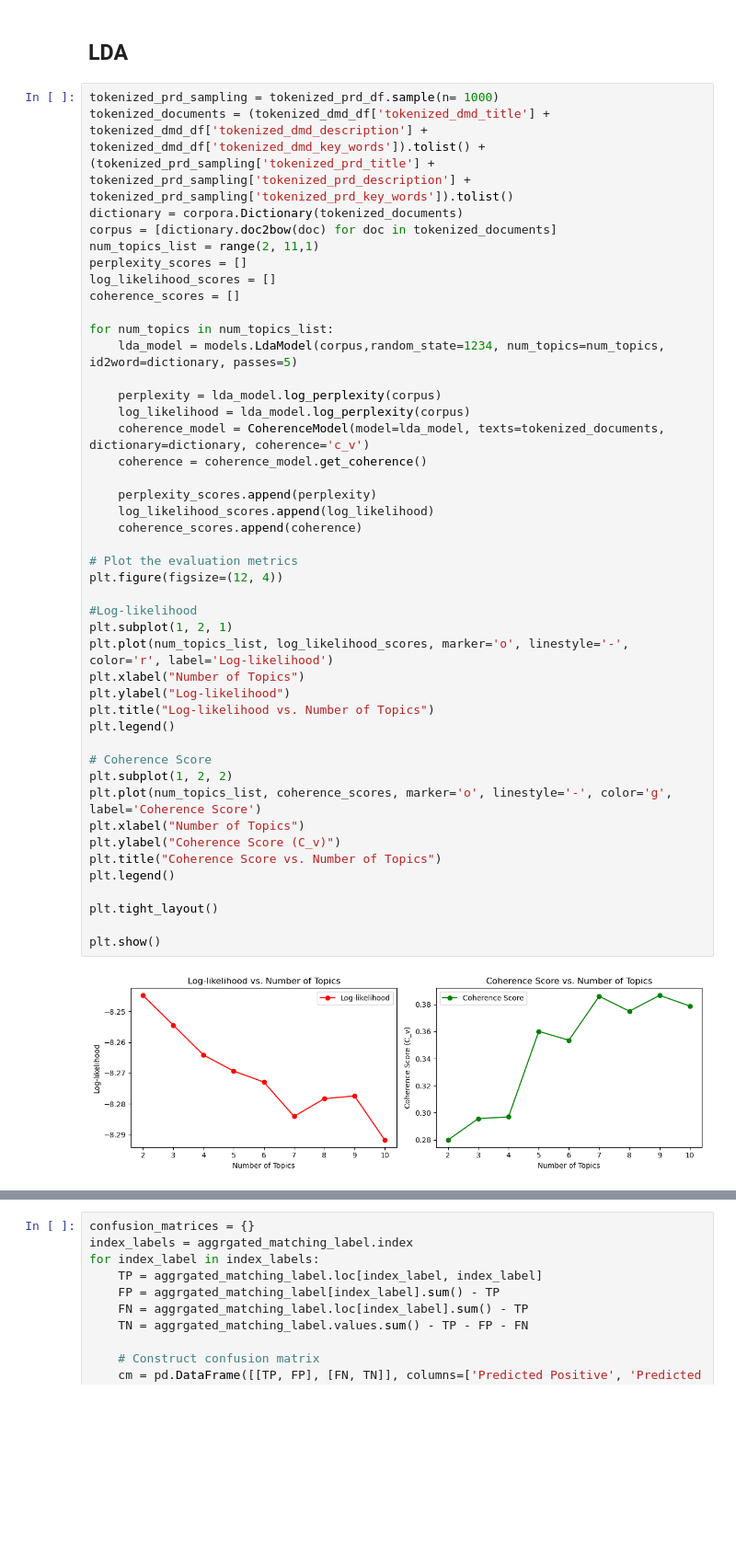
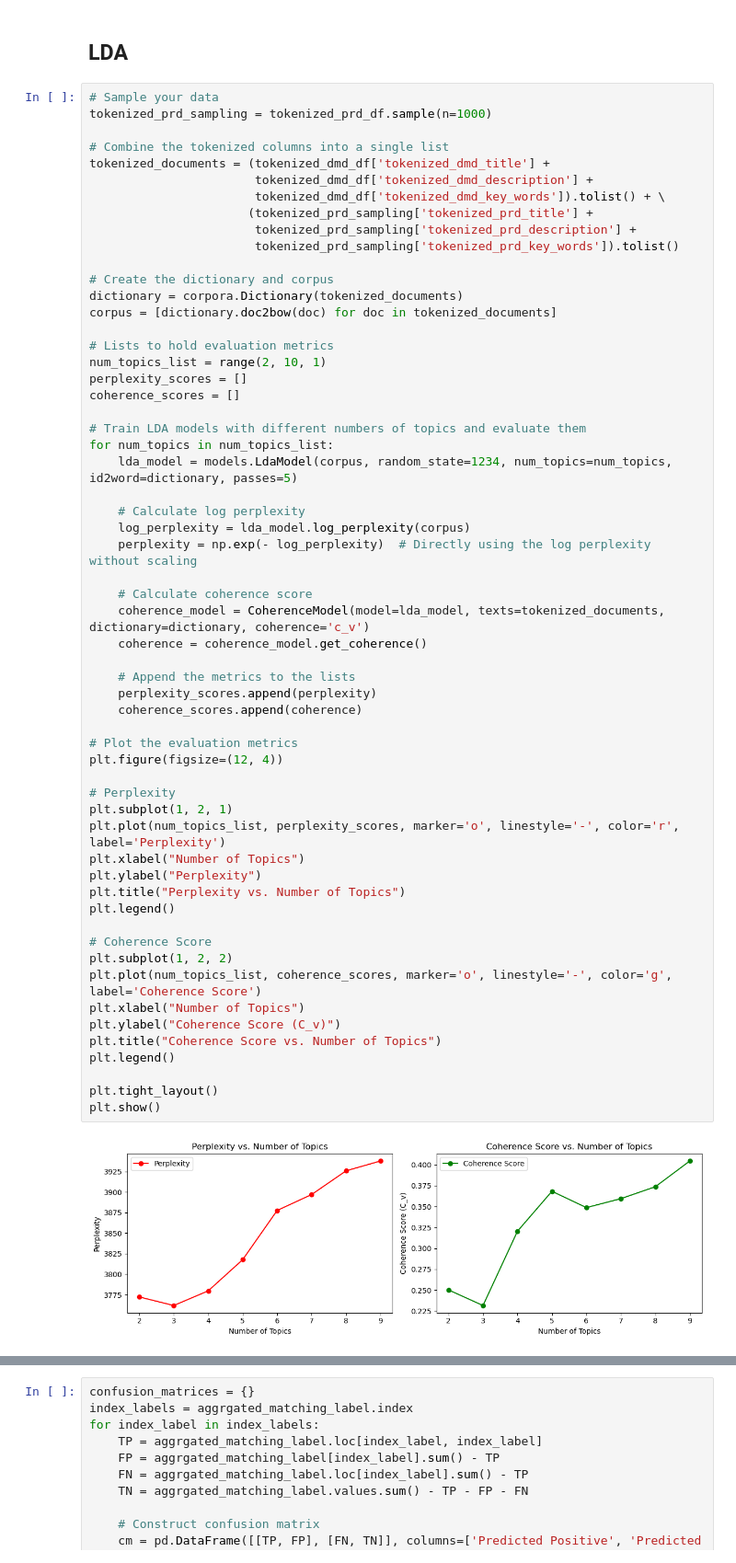
Before and after one commit to salehipak/military, a Jupyter notebook: Research.ipynb, the cells around one changed output, grey strips where cells are left out. Shown at 92% size. Saved outputs shown, nothing was run; the diff lists cells and outputs as text; blank space fills up the shorter version.

```diff
--- a/Research.ipynb
+++ b/Research.ipynb
@@ -416,51 +416,65 @@ print(tabulate(metrics_df, headers='keys', tablefmt='pretty'))
 # %% [markdown]
 ## LDA
 # %%
-tokenized_prd_sampling = tokenized_prd_df.sample(n= 1000)
-tokenized_documents = (tokenized_dmd_df['tokenized_dmd_title'] + tokenized_dmd_df['tokenized_dmd_description'] + tokenized_dmd_df['tokenized_dmd_key_words']).tolist() + (tokenized_prd_sampling['tokenized_prd_title'] + tokenized_prd_sampling['tokenized_prd_description'] + tokenized_prd_sampling['tokenized_prd_key_words']).tolist()
+# Sample your data
+tokenized_prd_sampling = tokenized_prd_df.sample(n=1000)
+
+# Combine the tokenized columns into a single list
+tokenized_documents = (tokenized_dmd_df['tokenized_dmd_title'] +
+                       tokenized_dmd_df['tokenized_dmd_description'] +
+                       tokenized_dmd_df['tokenized_dmd_key_words']).tolist() + \
+                      (tokenized_prd_sampling['tokenized_prd_title'] +
+                       tokenized_prd_sampling['tokenized_prd_description'] +
+                       tokenized_prd_sampling['tokenized_prd_key_words']).tolist()
+
+# Create the dictionary and corpus
 dictionary = corpora.Dictionary(tokenized_documents)
 corpus = [dictionary.doc2bow(doc) for doc in tokenized_documents]
-num_topics_list = range(2, 11,1)
+
+# Lists to hold evaluation metrics
+num_topics_list = range(2, 10, 1)
 perplexity_scores = []
-log_likelihood_scores = []
 coherence_scores = []
 
+# Train LDA models with different numbers of topics and evaluate them
 for num_topics in num_topics_list:
-    lda_model = models.LdaModel(corpus,random_state=1234, num_topics=num_topics, id2word=dictionary, passes=5)
+    lda_model = models.LdaModel(corpus, random_state=1234, num_topics=num_topics, id2word=dictionary, passes=5)
 
-    perplexity = lda_model.log_perplexity(corpus)
-    log_likelihood = lda_model.log_perplexity(corpus)
+    # Calculate log perplexity
+    log_perplexity = lda_model.log_perplexity(corpus)
+    perplexity = np.exp(- log_perplexity)  # Directly using the log perplexity without scaling
+
+    # Calculate coherence score
     coherence_model = CoherenceModel(model=lda_model, texts=tokenized_documents, dictionary=dictionary, coherence='c_v')
     coherence = coherence_model.get_coherence()
 
+    # Append the metrics to the lists
     perplexity_scores.append(perplexity)
-    log_likelihood_scores.append(log_likelihood)
     coherence_scores.append(coherence)
 
 # Plot the evaluation metrics
 plt.figure(figsize=(12, 4))
 
-#Log-likelihood
+# Perplexity
 plt.subplot(1, 2, 1)
-plt.plot(num_topics_list, log_likelihood_scores, marker='o', linestyle='-', color='r', label='Log-likelihood')
+plt.plot(num_topics_list, perplexity_scores, marker='o', linestyle='-', color='r', label='Perplexity')
 plt.xlabel("Number of Topics")
-plt.ylabel("Log-likelihood")
-plt.title("Log-likelihood vs. Number of Topics")
+plt.ylabel("Perplexity")
+plt.title("Perplexity vs. Number of Topics")
 plt.legend()
 
 # Coherence Score
 plt.subplot(1, 2, 2)
 plt.plot(num_topics_list, coherence_scores, marker='o', linestyle='-', color='g', label='Coherence Score')
 plt.xlabel("Number of Topics")
 plt.ylabel("Coherence Score (C_v)")
 plt.title("Coherence Score vs. Number of Topics")
 plt.legend()
 
 plt.tight_layout()
-
 plt.show()
 # %% [output]
-[figure, old version]
+[figure, new version]
 # %%
 tokenized_dmd_df['sample'] = np.where(tokenized_dmd_df['dmd_urlIdentifier'].isin(tokenized_dmd_sample['dmd_urlIdentifier'].tolist()),1,0)
 tokenized_prd_df['sample'] = np.where(tokenized_prd_df['prd_urlIdentifier'].isin(tokenized_prd_sample['prd_urlIdentifier'].tolist()),1,0)
```
Also changed, not shown: parts of 7 cells of this notebook.
